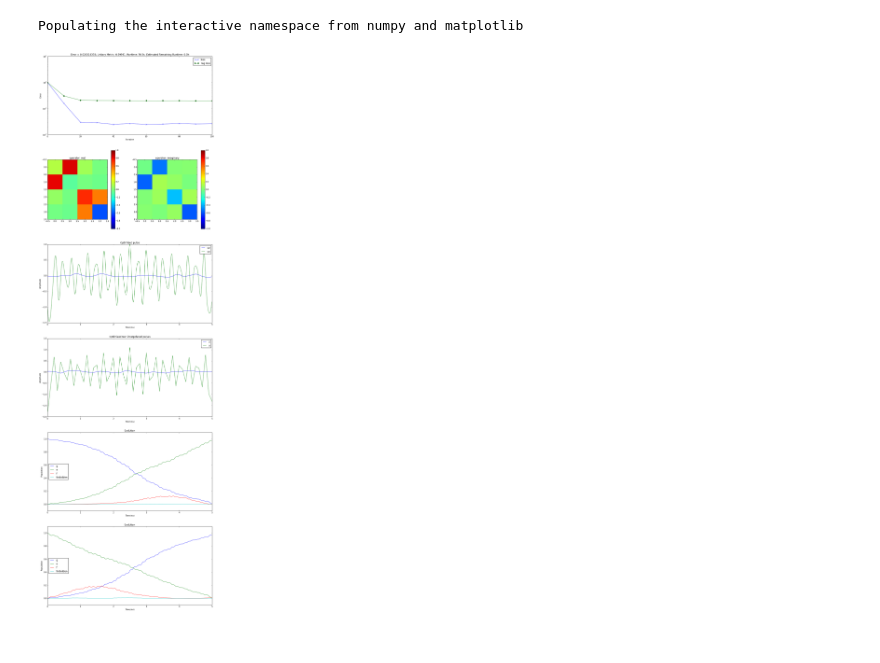
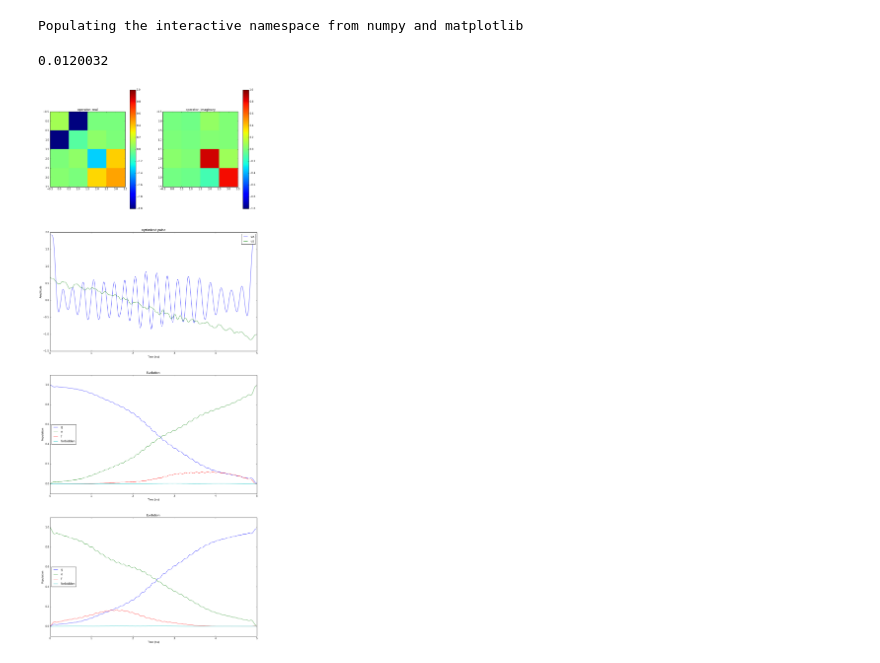
Before and after one commit to SchusterLab/quantum-optimal-control, a Jupyter notebook: Qubit_Pi_Pulse.ipynb, the cells around one changed output. Saved outputs shown, nothing was run; the diff lists cells and outputs as text; code cells hidden in the pictures.

```diff
--- a/Qubit_Pi_Pulse.ipynb
+++ b/Qubit_Pi_Pulse.ipynb
@@ -58,7 +58,7 @@ ops_max_amp = [2.0,2.0]
 Hnames =['x','z']
 
 #Defining convergence parameters
-max_iterations = 100
+max_iterations = 50
 decay = max_iterations/2
 convergence = {'rate':0.01, 'update_step':10, 'max_iterations':max_iterations,\
                'conv_target':1e-6,'learning_rate_decay':decay}
@@ -71,15 +71,16 @@ u0 = []
 u0.append(np.ones(steps))
 #u0.append(np.zeros(steps))
 
-H_time_scales = {'0':0.1, '1':0.2}
+H_time_scales = {'0':0.1}
 # %%
  #Extra options
 #reg_coeffs = reg_coeffs,draw = [states_draw_list,states_draw_names] ,forbidden = states_forbidden_list,multi_mode = multi_mode,
 #maxA = ops_max_amp,use_gpu = True
-uks,U_final,names = Grape(H0,Hops,Hnames,U,U0,total_time,steps,psi0,convergence, draw = [states_draw_list,states_draw_names],show_plots = True,
-      forbidden = states_forbidden_list, Unitary_error = 1e-6, method = 'L-BFGS-B',switch = True,  maxA=ops_max_amp, H_time_scales = H_time_scales)
+uks,U_final = Grape(H0,Hops,Hnames,U,U0,total_time,steps,psi0,convergence, draw = [states_draw_list,states_draw_names],show_plots = False,
+      forbidden = states_forbidden_list, Unitary_error = 1e-6, method = 'L-BFGS-B',switch = True,  maxA=ops_max_amp)
 # %% [output]
+0.0120032
-[figure, old version]
+[figure, new version]
 # %%
 print np.shape(uks)
 print uks[0]
```
Also changed, not shown: parts of 1 cell of this notebook, 3 other files.
